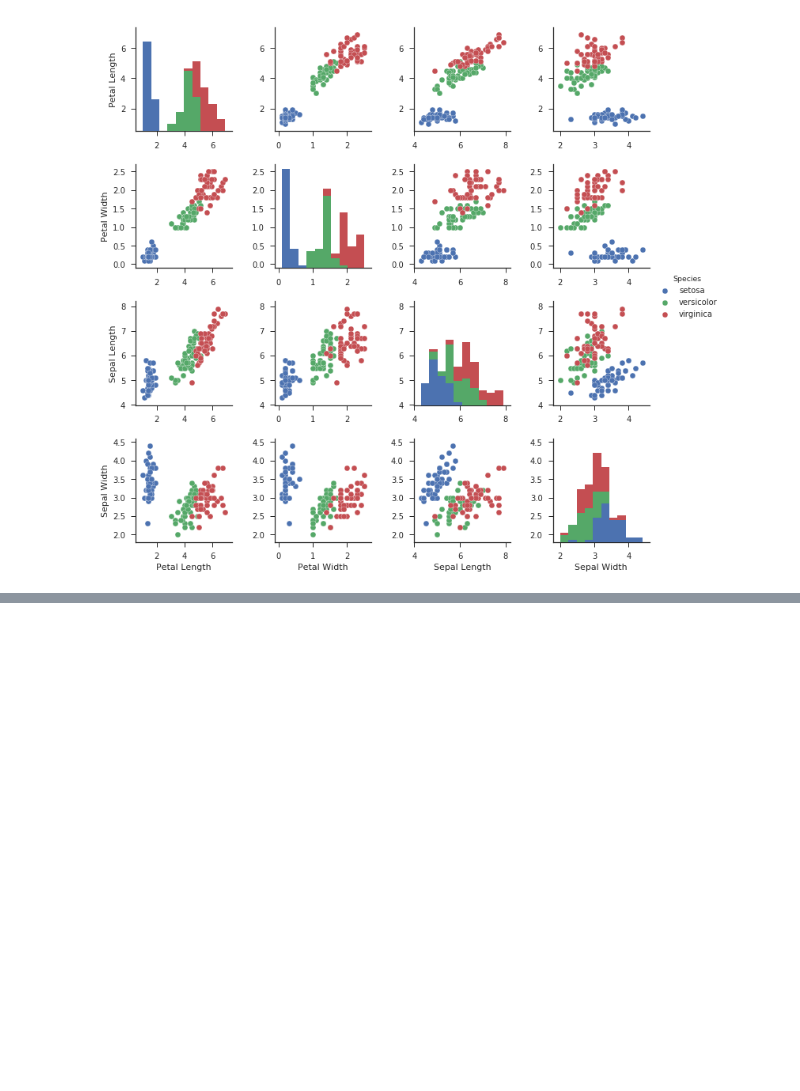
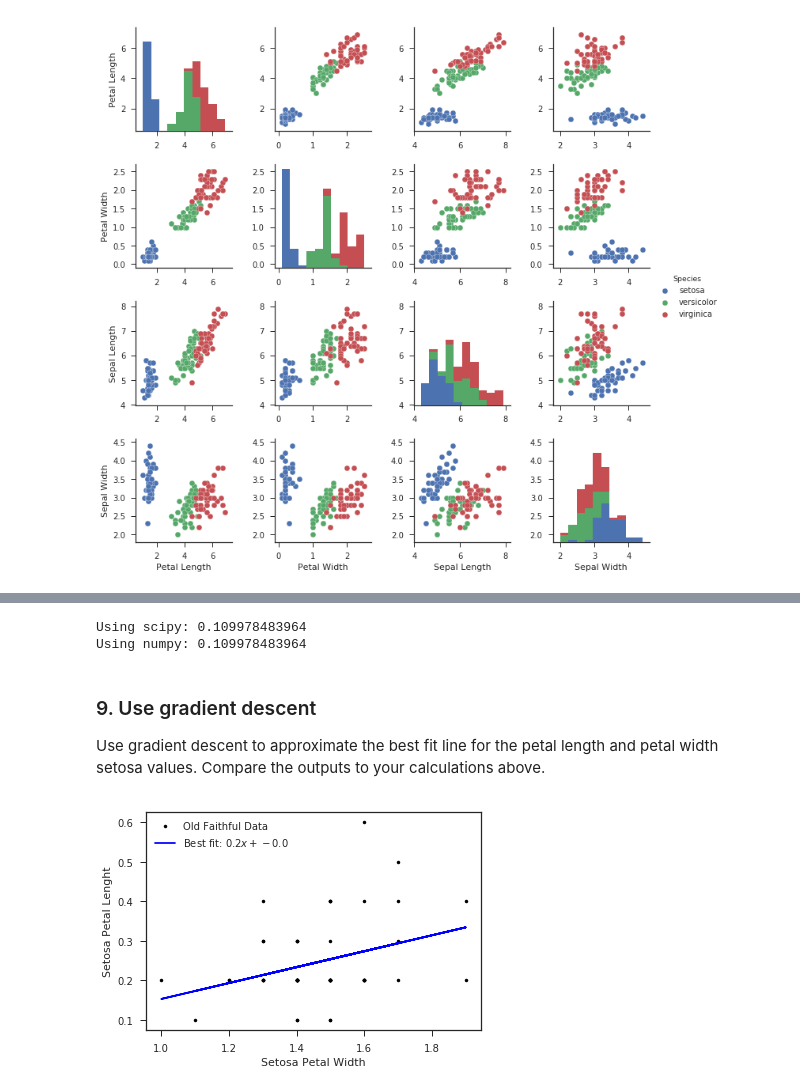
Before and after one commit to rndmized/iris-dataset-representation, a Jupyter notebook: Iris-Dataset-Notebook.ipynb, the cells around one changed output, grey strips where cells are left out. Cells and saved outputs as stored; diff of their text form; code cells hidden in the pictures; blank space fills up the shorter version.

```diff
--- a/Iris-Dataset-Notebook.ipynb
+++ b/Iris-Dataset-Notebook.ipynb
@@ -115,0 +155,46 @@ sns.pairplot(df, hue="Species")
+# %%
+# Using scipy to extrapolate and calculate R^2
+slope, intercept, r_value, p_value, std_err = stats.linregress(spl.astype(np.float),spw.astype(np.float))
+print("Using scipy:", r_value**2)
+# Using numpy's corrcoef to calculate R^2
+print("Using numpy:", np.corrcoef(spl.astype(np.float),spw.astype(np.float))[0, 1]**2)
+# %% [output]
+Using scipy: 0.109978483964
+Using numpy: 0.109978483964
+# %% [markdown]
+### 9. Use gradient descent
+
+Use gradient descent to approximate the best fit line for the petal length and petal width setosa values. Compare the outputs to your calculations above.
+# %%
+# Source: https://emerging-technologies.github.io/notebooks/gradient-descent.ipynb
+
+def grad_m(x, y, m, c):
+  return -2.0 * np.sum(x * (y - m * x - c))
+
+def grad_c(x, y, m , c):
+  return -2.0 * np.sum(y - m * x - c)
+
+spl = spl.astype(np.float)
+spw = spw.astype(np.float)
+
+eta = 0.0001
+m, c = 1.0, 1.0
+change = True
+
+while change:
+  mnew = m - eta * grad_m(spl, spw, m, c)
+  cnew = c - eta * grad_c(spl, spw, m, c)
+  if m == mnew and c == cnew:
+    change = False
+  else:
+    m, c = mnew, cnew
+
+# Plot the data
+pl.plot(spl, spw, 'k.', label='Old Faithful Data')
+pl.plot(spl, m * spl + c, 'b-', label='Best fit: $%0.1f x + %0.1f$' % (m,c))
+pl.ylabel("Setosa Petal Lenght")
+pl.xlabel("Setosa Petal Width")
+pl.legend()
+pl.show()
+# %% [output]
+[figure, added]
```
Also changed, not shown: parts of 10 cells of this notebook.
